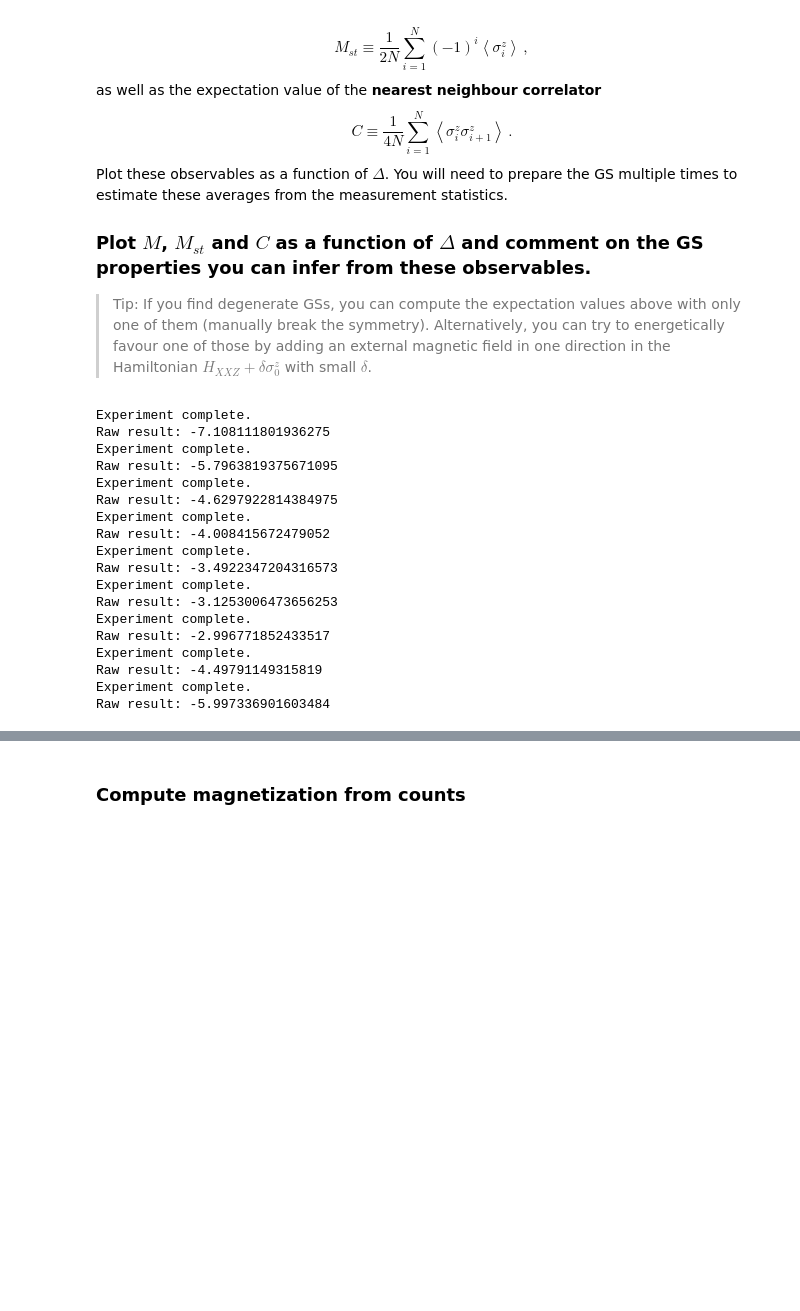
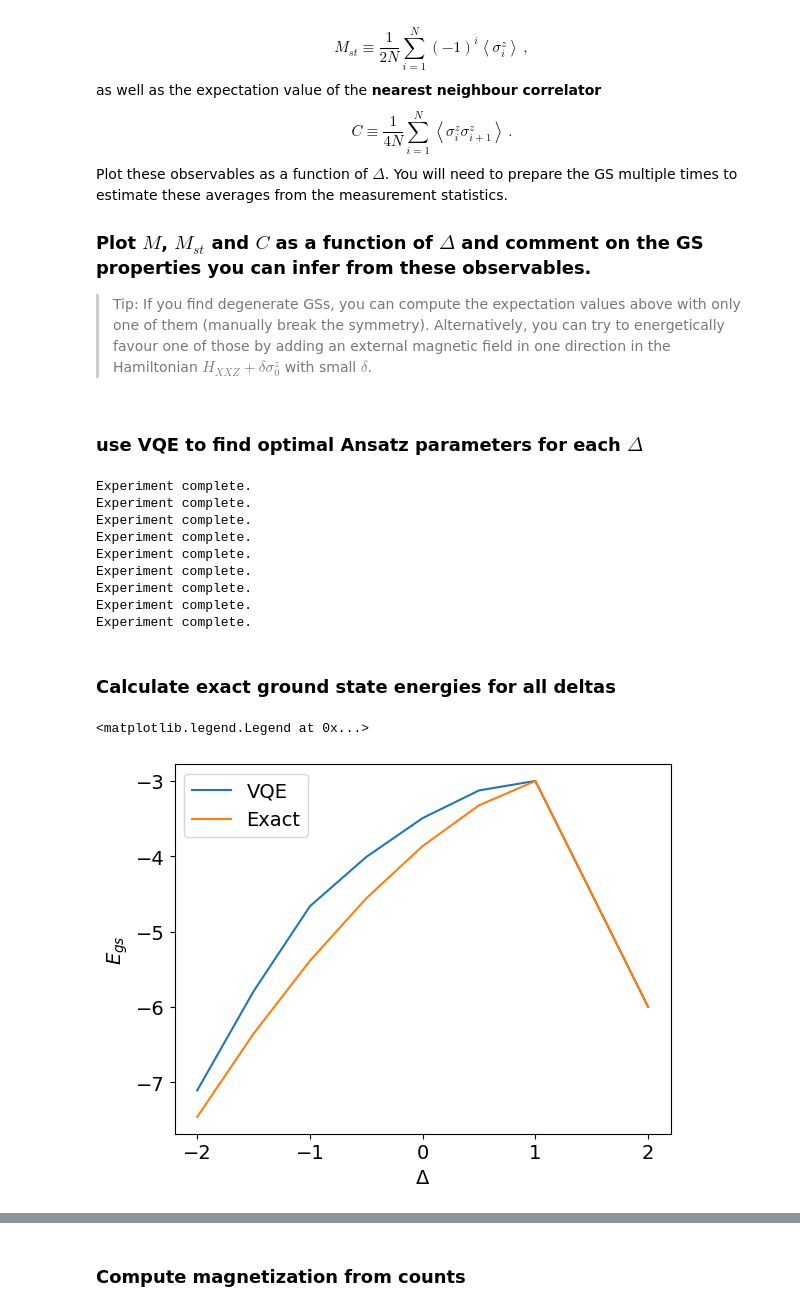
Before and after one commit to QuantumBarcelona/Qiskit-Hackathon-BCN, a Jupyter notebook: challenges/ICFO_challenge.ipynb, the cells around one changed output, grey strips where cells are left out. Saved outputs shown, nothing was run; the diff lists cells and outputs as text; code cells hidden in the pictures; blank space fills up the shorter version.

```diff
--- a/challenges/ICFO_challenge.ipynb
+++ b/challenges/ICFO_challenge.ipynb
@@ -572,6 +463,8 @@ You will need to prepare the GS multiple times to estimate these averages from t
 ### Plot $M$, $M_{st}$ and $C$ as a function of $\Delta$ and comment on the GS properties you can infer from these observables.
 > Tip: If you find degenerate GSs, you can compute the expectation values above with only one of them (manually break the symmetry).
 Alternatively, you can try to energetically favour one of those by adding an external magnetic field in one direction in the Hamiltonian $H_{XXZ} + \delta\sigma_0^z$ with small $\delta$.
+# %% [markdown]
+### use VQE to find optimal Ansatz parameters for each $\Delta$
 # %%
 deltas = [-2, -1.5, -1, -0.5,  0, 0.5,  1, 1.5, 2]
 hamiltonians = []
@@ -582,13 +475,14 @@ for delta in deltas:
     hamiltonians.append(hamiltonian)
 
 reps = 3
-circular_ansatz = TwoLocal(num_qubits, ["ry"], "cz", entanglement="circular", reps=reps).decompose()
+circular_ansatz = TwoLocal(num_qubits, ["ry"], "cz", entanglement="sca", reps=reps).decompose()
 cobyla_optimizer = COBYLA(1000)
 
 np.random.seed(1)
 initial_point = np.random.uniform(-np.pi, np.pi, circular_ansatz.num_parameters)
 
 all_optimal_parameters = []
+all_gs_energies = []
 
 for hamiltonian in hamiltonians:
     log = VQELog([], [])
@@ -602,24 +496,18 @@ for hamiltonian in hamiltonians:
 
     result = vqe.compute_minimum_eigenvalue(hamiltonian)
     all_optimal_parameters.append(result.optimal_parameters)
+    all_gs_energies.append(result.optimal_value)
     print("Experiment complete.".ljust(30))
-    print(f"Raw result: {result.optimal_value}")
+    # print(f"Raw result: {result.optimal_value}")
 # %% [output]
 Experiment complete.
-Raw result: -7.108111801936275
 Experiment complete.
-Raw result: -5.7963819375671095
 Experiment complete.
-Raw result: -4.6297922814384975
 Experiment complete.
-Raw result: -4.008415672479052
 Experiment complete.
-Raw result: -3.4922347204316573
 Experiment complete.
-Raw result: -3.1253006473656253
 Experiment complete.
-Raw result: -2.996771852433517
 Experiment complete.
-Raw result: -4.49791149315819
 Experiment complete.
-Raw result: -5.997336901603484
+# %% [markdown]
+### Calculate exact ground state energies for all deltas
@@ -625,0 +534,11 @@ Raw result: -5.997336901603484
+# %%
+plt.plot(deltas, all_gs_energies, label="VQE")
+plt.plot(deltas, all_gs_energies_exact, label="Exact")
+
+plt.xlabel("$\Delta$")
+plt.ylabel("$E_{gs}$")
+
+plt.legend()
+# %% [output]
+<matplotlib.legend.Legend at 0x...>
+[figure, added]
```
Also changed, not shown: parts of 43 cells of this notebook.
